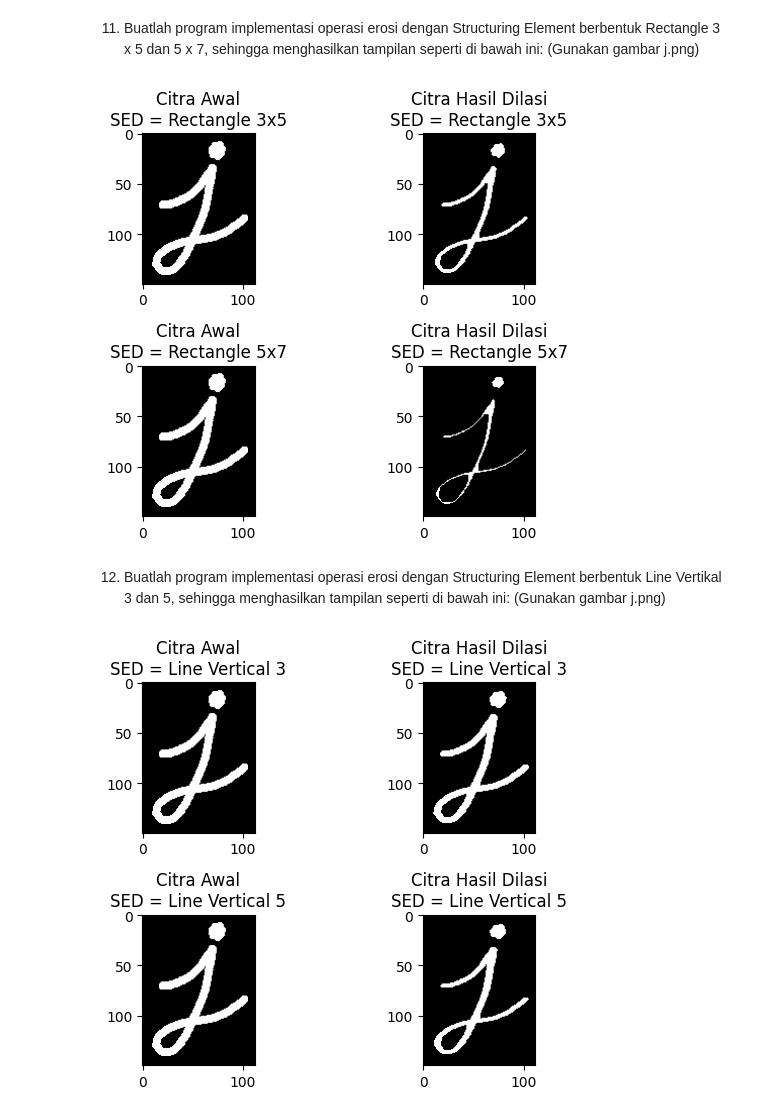
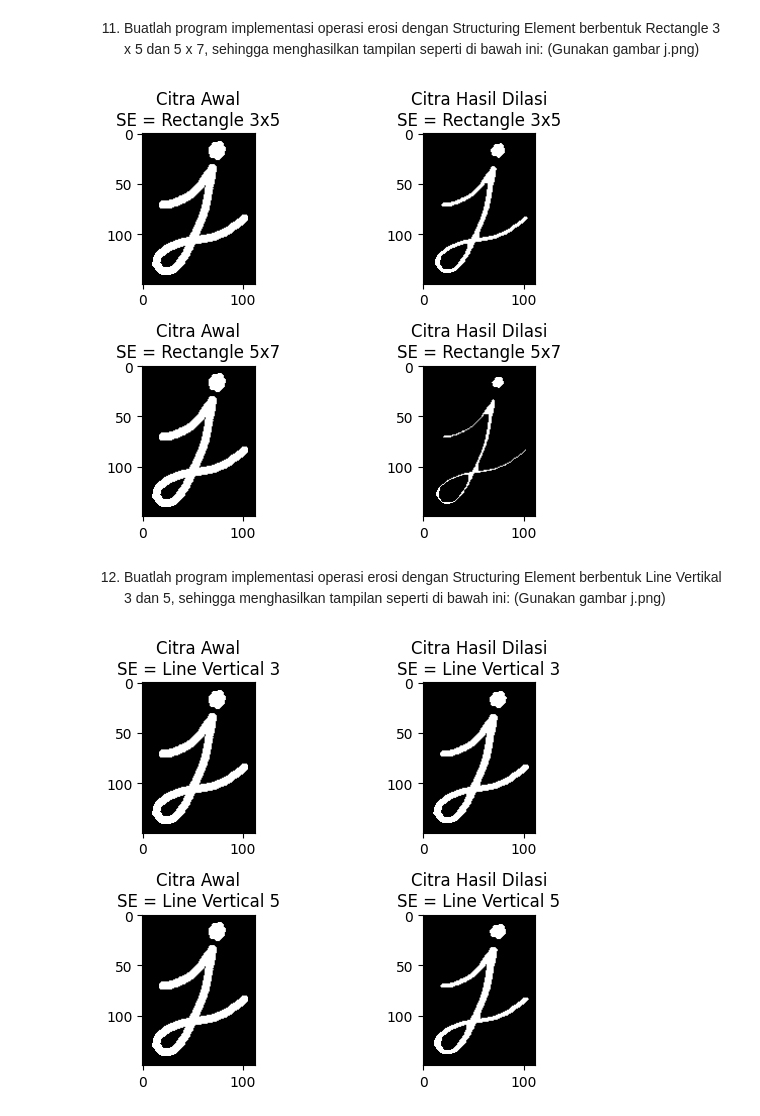
Before and after one commit to armand010/PCVK_Ganjil_2024, a Jupyter notebook: PCVK_Week_9_03.ipynb, the cells around one changed output. Cells and saved outputs as stored; diff of their text form; code cells hidden in the pictures.

```diff
--- a/PCVK_Week_9_03.ipynb
+++ b/PCVK_Week_9_03.ipynb
@@ -319,25 +319,25 @@ eroded57 = cv2.erode(jImg, kernel57, iterations=1)
 
 # Menampilkan hasil
 plt.subplot(221)
-plt.title('Citra Awal\nSED = Rectangle 3x5')
+plt.title('Citra Awal\nSE = Rectangle 3x5')
 plt.imshow(jImg)
 
 plt.subplot(222)
-plt.title('Citra Hasil Dilasi\nSED = Rectangle 3x5')
+plt.title('Citra Hasil Dilasi\nSE = Rectangle 3x5')
 plt.imshow(eroded35)
 
 plt.subplot(223)
-plt.title('Citra Awal\nSED = Rectangle 5x7')
+plt.title('Citra Awal\nSE = Rectangle 5x7')
 plt.imshow(jImg)
 
 plt.subplot(224)
-plt.title('Citra Hasil Dilasi\nSED = Rectangle 5x7')
+plt.title('Citra Hasil Dilasi\nSE = Rectangle 5x7')
 plt.imshow(eroded57)
 
 plt.tight_layout()
 plt.show()
 # %% [output]
-[figure, old version]
+[figure, new version]
 # %% [markdown]
 12. Buatlah program implementasi operasi erosi dengan Structuring Element berbentuk
 Line Vertikal 3 dan 5, sehingga menghasilkan tampilan seperti di bawah ini: (Gunakan
@@ -345,35 +345,35 @@ gambar j.png)
 # %%
 # Gambar yang digunakan
 jImg = j_Img.copy()
 
 # Kernel dengan Structuing Element
 kernel3 = cv2.getStructuringElement(cv2.MORPH_RECT, (1, 3))
 
 kernel5 = cv2.getStructuringElement(cv2.MORPH_RECT, (1, 5))
 
 # Fungsi dilasi gambar
 eroded3 = cv2.erode(jImg, kernel3, iterations=1)
 
 eroded5 = cv2.erode(jImg, kernel5, iterations=1)
 
 # Menampilkan hasil
 plt.subplot(221)
-plt.title('Citra Awal\nSED = Line Vertical 3')
+plt.title('Citra Awal\nSE = Line Vertical 3')
 plt.imshow(jImg)
 
 plt.subplot(222)
-plt.title('Citra Hasil Dilasi\nSED = Line Vertical 3')
+plt.title('Citra Hasil Dilasi\nSE = Line Vertical 3')
 plt.imshow(eroded3)
 
 plt.subplot(223)
-plt.title('Citra Awal\nSED = Line Vertical 5')
+plt.title('Citra Awal\nSE = Line Vertical 5')
 plt.imshow(jImg)
 
 plt.subplot(224)
-plt.title('Citra Hasil Dilasi\nSED = Line Vertical 5')
+plt.title('Citra Hasil Dilasi\nSE = Line Vertical 5')
 plt.imshow(eroded5)
 
 plt.tight_layout()
 plt.show()
 # %% [output]
-[figure, old version]
+[figure, new version]
```
